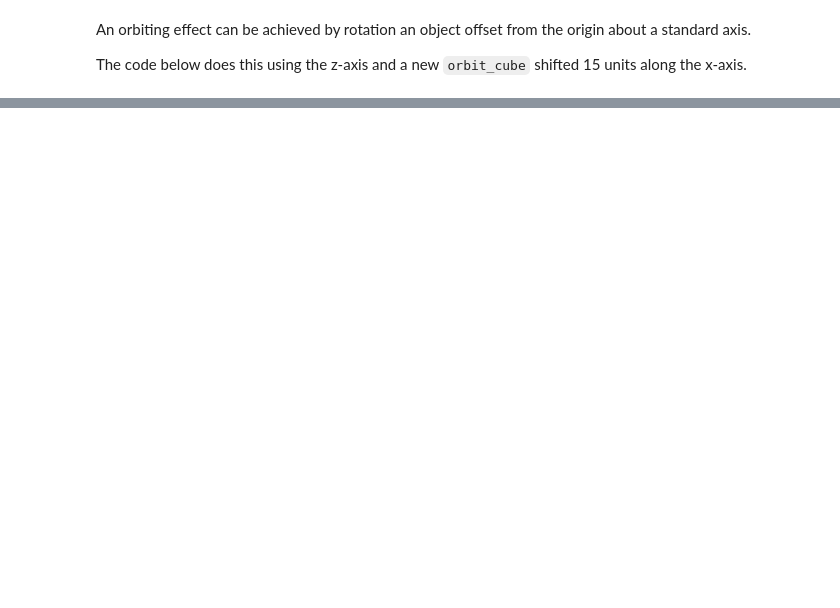
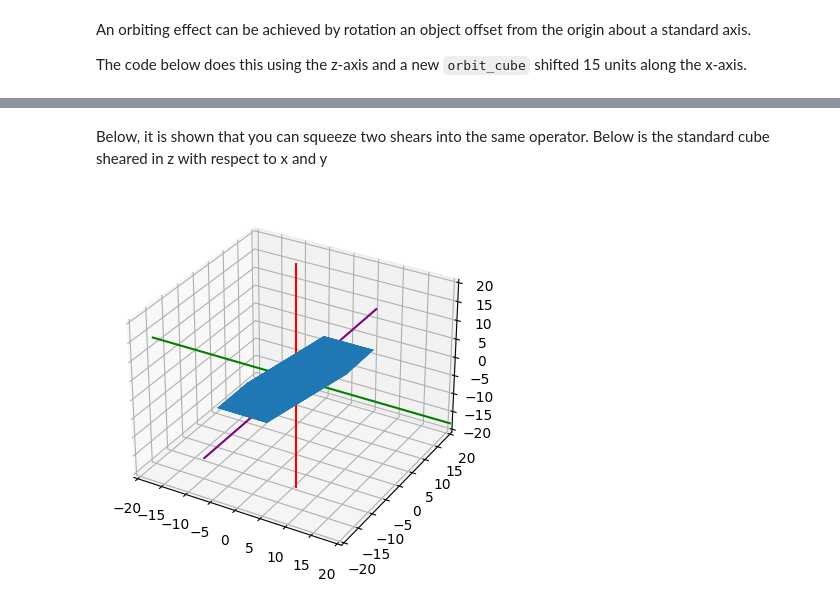
Before and after one commit to tclaar/CubeTransformations, a Jupyter notebook: TransformationExamples.ipynb, the cells around one changed output, grey strips where cells are left out. Drawn from its saved outputs; the diff is of its cells as text; code cells hidden in the pictures; blank space fills up the shorter version.

```diff
--- a/TransformationExamples.ipynb
+++ b/TransformationExamples.ipynb
@@ -129,0 +173,11 @@ demo.display_objects(cube_sheared)
+# %% [markdown]
+Below, it is shown that you can squeeze two shears into the same operator. Below is the standard cube sheared in z with respect to x and y
+# %%
+S = np.array([[1, 0, 1],
+              [0, 1, 1],
+              [0, 0, 1]])
+cube_sheared = np.matmul(S, cube)
+
+demo.display_objects(cube_sheared)
+# %% [output]
+[figure, added]
```
Also changed, not shown: parts of 15 cells of this notebook.
